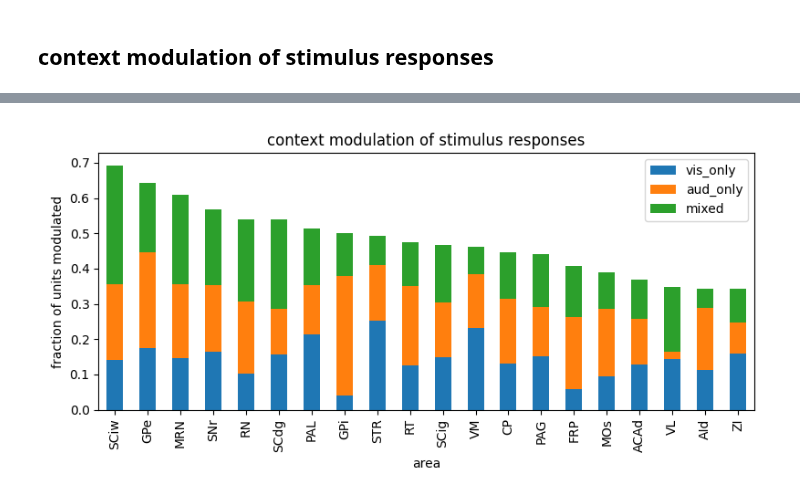
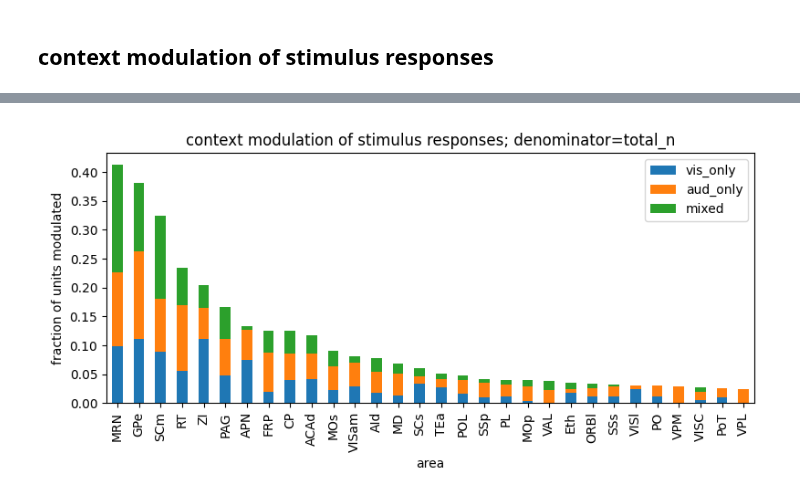
Before and after one commit to AllenInstitute/dynamic_routing_analysis, a Jupyter notebook: notebooks/single_unit_metrics_analysis.ipynb, the cells around one changed output, grey strips where cells are left out. Cells and saved outputs as stored; diff of their text form; code cells hidden in the pictures.

```diff
--- a/notebooks/single_unit_metrics_analysis.ipynb
+++ b/notebooks/single_unit_metrics_analysis.ipynb
@@ -14,7 +14,8 @@ import os
 # regenerate_table=False
 # all_data_loadpath=dra.SINGLE_UNIT_METRICS_PATH / "combined" / "all_data_plus_performance.pkl"
 # all_data_loadpath=r"\\allen\programs\mindscope\workgroups\dynamicrouting\Ethan\CO single unit metrics\v272_2025-08-15\stim_context_lick_modulation.parquet"
-all_data_loadpath=r"D:\CO single unit metrics\v272_2025-08-15\stim_context_lick_modulation.parquet"
+# all_data_loadpath=r"D:\CO single unit metrics\v272_2025-08-15\stim_context_lick_modulation.parquet"
+all_data_loadpath='s3://aind-scratch-data/dynamic-routing/cache/nwb_components/v0.0.272/consolidated/units_with_activity_metrics_exclude_instruction_trials.parquet'
 
 # if regenerate_table:
 #     savepath = dra.SINGLE_UNIT_METRICS_PATH / "combined"
@@ -46,17 +47,41 @@ dr_session_list=(
     )
 # %%
 #temp hack take first x characters of session id to match with dr_session_list
-all_data['session_id'] = all_data['session_id'].str.slice(0,17)
+# all_data['session_id'] = all_data['session_id'].str.slice(0,17)
 # %%
 sel_project='DynamicRouting'
 sel_units=all_data.query('presence_ratio>=0.7 and \
                             isi_violations_ratio<=0.5 and \
                             amplitude_cutoff<=0.1 and \
-                            activity_drift<=0.2 and \
+                            activity_drift<=0.1 and \
                             project.str.contains(@sel_project) and \
                             ~structure.isna() and ~location.isna() and \
                             session_id in @dr_session_list')
 
+structure_grouping = {
+    'SCop': 'SCs',
+    'SCsg': 'SCs',
+    'SCzo': 'SCs',
+    'SCig': 'SCm',
+    'SCiw': 'SCm',
+    'SCdg': 'SCm',
+    'SCdw': 'SCm',
+    "ECT1": 'ECT',
+    "ECT2/3": 'ECT',
+    "ECT6b": 'ECT',
+    "ECT5": 'ECT',
+    "ECT6a": 'ECT',
+    "ECT4": 'ECT',
+}
+
+exclude_structure_list = [
+    'root','lot','ECT2/3','ECT5','ECT6a','ECT6b','CTXsp','MB','OLF','TH','SCsg','SCzo',
+    'SCop','SCig','SCiw','SCdg','SCdw','STR','PAL','VL','V3','SEZ','out of brain']
+
+for structure, group in structure_grouping.items():
+    sel_units.loc[sel_units['structure'] == structure, 'structure'] = group
+
+sel_units=sel_units.query('structure not in @exclude_structure_list')
 
 adj_pvals=spike_utils.calculate_single_unit_metric_adjusted_pvals(sel_units,sel_project)
 # %%
@@ -217,2 +242,3 @@ plot_utils.plot_context_mod_stim_resp_pie_chart(adj_pvals,sel_project,savepath=N
 # %%
-area_fraction_context_stim_mod=spike_utils.calculate_context_mod_stim_resp_by_area(sel_units,sel_project,plot_figures=False,savepath=None)
+sel_denominator='total_n'  # options: 'total_n', 'n_stim_responsive', 'n_late_stim_responsive'
+area_fraction_context_stim_mod=spike_utils.calculate_context_mod_stim_resp_by_area(sel_units,sel_project,plot_figures=False,savepath=None,denominator=sel_denominator)
@@ -219,23 +250,23 @@ area_fraction_context_stim_mod=spike_utils.calculate_context_mod_stim_resp_by_ar
 # %%
 #context modulation of stimulus
 fig,ax=plt.subplots(1,1,figsize=(8,4))
 #vis: vis1+vis2+both_vis
 vis_context_stim_mod=area_fraction_context_stim_mod[['vis1','vis2','both_vis']].sum(axis=1)
 area_fraction_context_stim_mod['vis_only']=vis_context_stim_mod
 
 #aud: sound1+sound2+both_sound
 aud_context_stim_mod=area_fraction_context_stim_mod[['sound1','sound2','both_sound']].sum(axis=1)
 area_fraction_context_stim_mod['aud_only']=aud_context_stim_mod
 
 #total frac responsive
 area_fraction_context_stim_mod['any_stim']=area_fraction_context_stim_mod[['vis1','vis2','sound1','sound2','mixed','both_vis','both_sound']].sum(axis=1)
 
-sort_by_any_context_mod_stim=area_fraction_context_stim_mod.query('n_stim_responsive>=40 and n_sessions>=4 and not area.str.islower()').sort_values(by='any_stim',ascending=False).head(20)
+sort_by_any_context_mod_stim=area_fraction_context_stim_mod.query('n_sessions_w_10_units>=5 and not area.str.islower()').sort_values(by='any_stim',ascending=False).head(30)
 sort_by_any_context_mod_stim[['area','vis_only','aud_only','mixed']].plot.bar(ax=ax,x='area',y=['vis_only','aud_only','mixed'],stacked=True)
-ax.set_title('context modulation of stimulus responses')
+ax.set_title('context modulation of stimulus responses; denominator='+sel_denominator)
 ax.set_ylabel('fraction of units modulated')
 
 fig.tight_layout()
 # %% [output]
-[figure, old version]
+[figure, new version]
 # %%
```
Also changed, not shown: parts of 13 cells of this notebook, 4 other files.
